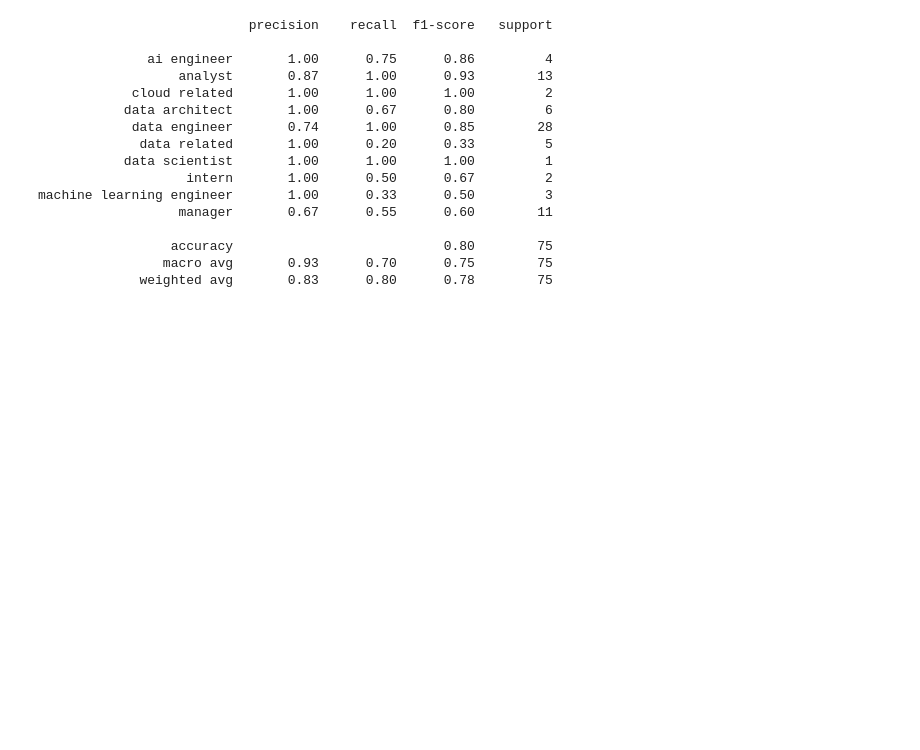
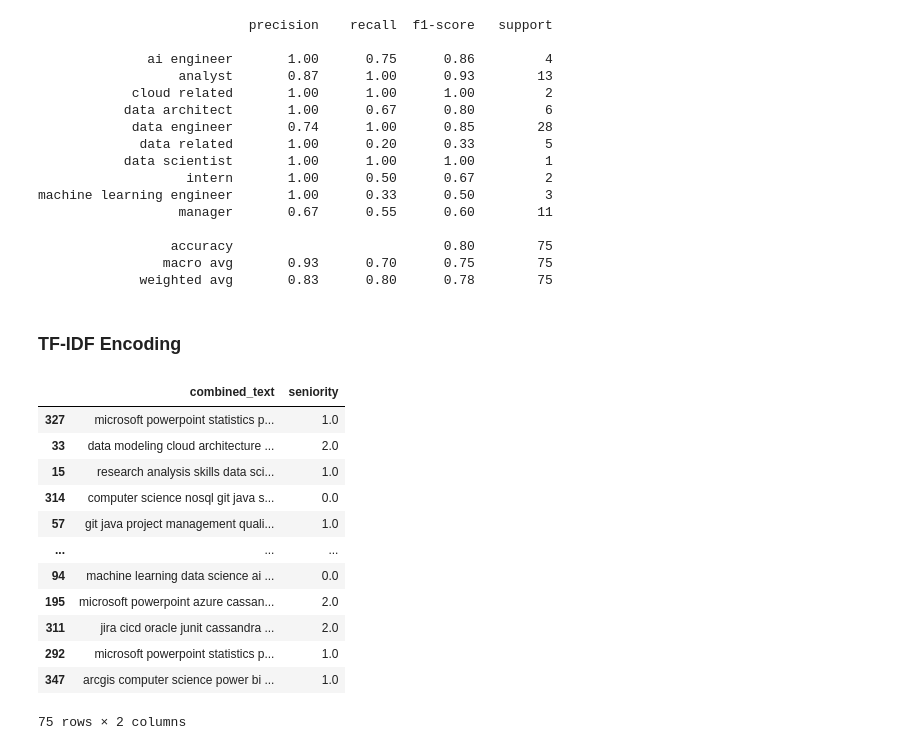
Before and after one commit to Aishwarya-Karwal/ds-project-from-scratch, a Jupyter notebook: Job_Classification.ipynb, the cells around one changed output. Drawn from its saved outputs; the diff is of its cells as text; code cells hidden in the pictures; blank space fills up the shorter version.

```diff
--- a/Job_Classification.ipynb
+++ b/Job_Classification.ipynb
@@ -1019,3 +1019,21 @@ machine learning engineer       1.00      0.33      0.50         3
                  accuracy                           0.80        75
                 macro avg       0.93      0.70      0.75        75
              weighted avg       0.83      0.80      0.78        75
+# %% [markdown]
+### TF-IDF Encoding
+# %%
+xtest
+# %% [output]
+|  | combined_text | seniority |
+| 327 | microsoft powerpoint statistics p... | 1.0 |
+| 33 | data modeling cloud architecture ... | 2.0 |
+| 15 | research analysis skills data sci... | 1.0 |
+| 314 | computer science nosql git java s... | 0.0 |
+| 57 | git java project management quali... | 1.0 |
+| ... | ... | ... |
+| 94 | machine learning data science ai ... | 0.0 |
+| 195 | microsoft powerpoint azure cassan... | 2.0 |
+| 311 | jira cicd oracle junit cassandra ... | 2.0 |
+| 292 | microsoft powerpoint statistics p... | 1.0 |
+| 347 | arcgis computer science power bi ... | 1.0 |
+75 rows × 2 columns
```
Also changed, not shown: parts of 24 cells of this notebook, 1 other file.
